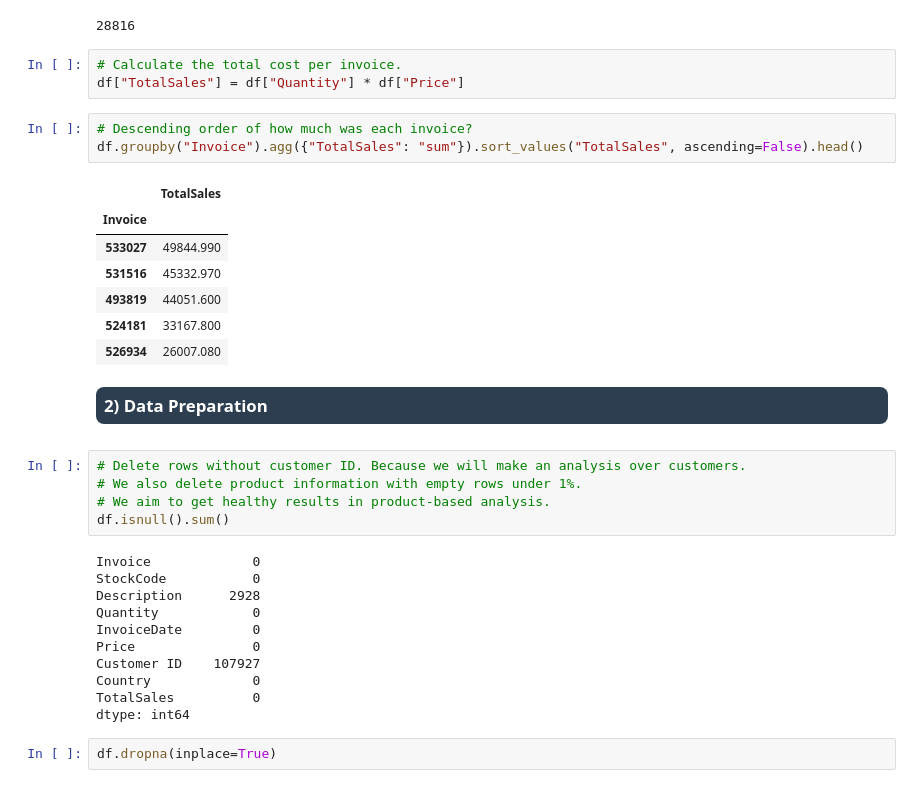
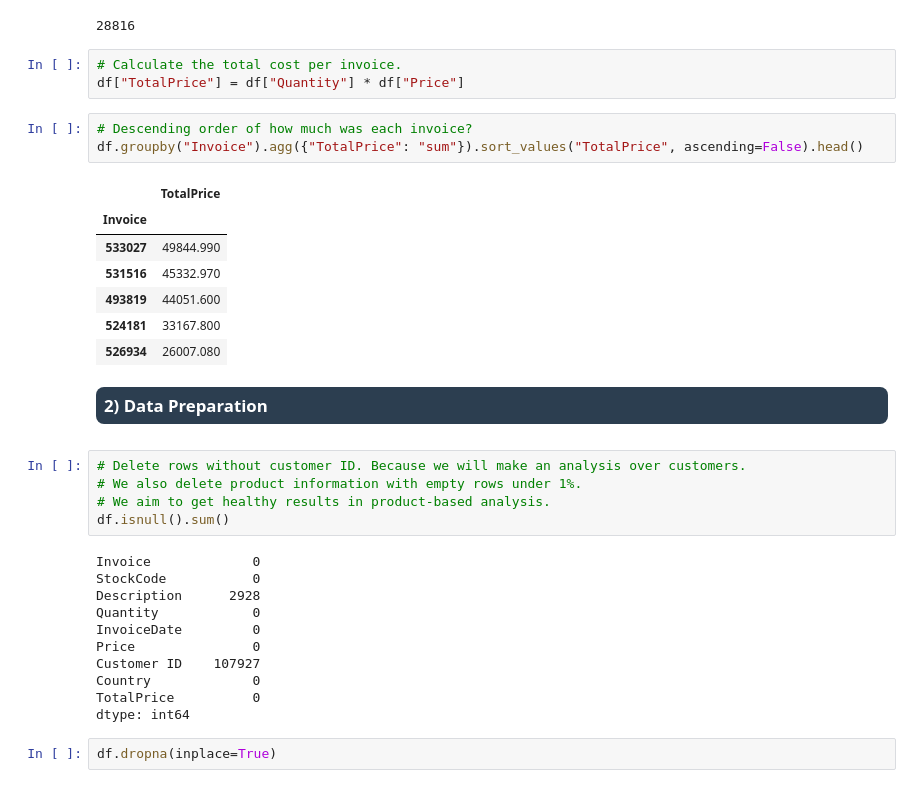
Before and after one commit to hhuseyincosgun/Online-Retail-EDA-RFM-Analysis, a Jupyter notebook: online-retail-eda-rfm.ipynb, the cells around one changed output. Drawn from its saved outputs; the diff is of its cells as text.

```diff
--- a/online-retail-eda-rfm.ipynb
+++ b/online-retail-eda-rfm.ipynb
@@ -178,12 +174,12 @@ df["Invoice"].nunique()
 28816
 # %%
 # Calculate the total cost per invoice.
-df["TotalSales"] = df["Quantity"] * df["Price"]
+df["TotalPrice"] = df["Quantity"] * df["Price"]
 # %%
 # Descending order of how much was each invoice?
-df.groupby("Invoice").agg({"TotalSales": "sum"}).sort_values("TotalSales", ascending=False).head()
+df.groupby("Invoice").agg({"TotalPrice": "sum"}).sort_values("TotalPrice", ascending=False).head()
 # %% [output]
-|  | TotalSales |
+|  | TotalPrice |
 | Invoice |  |
 | 533027 | 49844.990 |
 | 531516 | 45332.970 |
@@ -210,7 +206,7 @@ InvoiceDate         0
 Price               0
 Customer ID    107927
 Country             0
-TotalSales          0
+TotalPrice          0
 dtype: int64
 # %%
 df.dropna(inplace=True)
```
Also changed, not shown: parts of 19 cells of this notebook.
